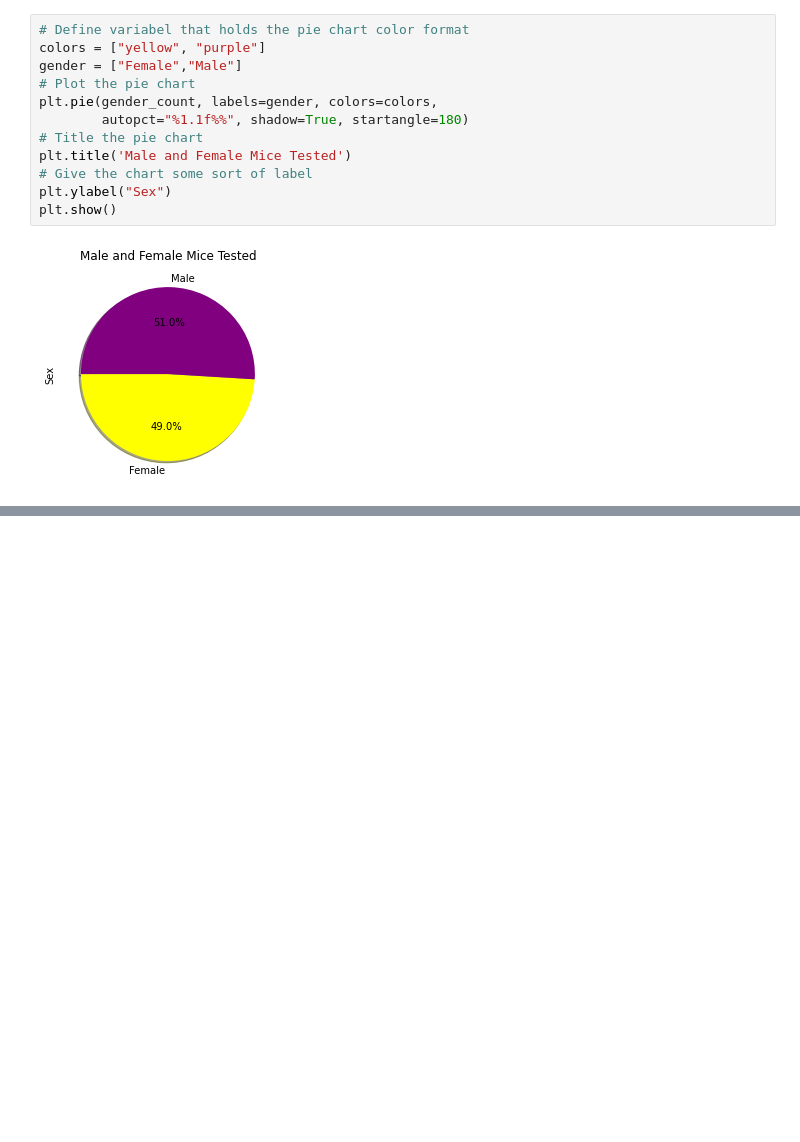
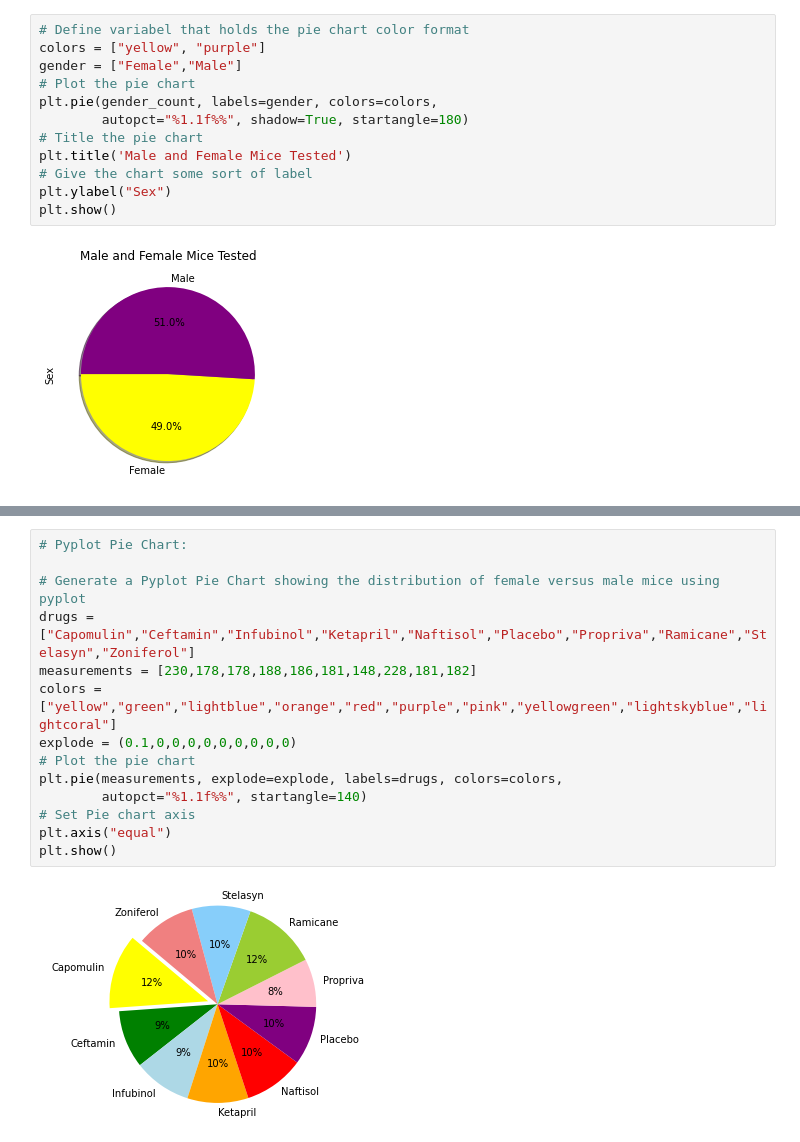
Before and after one commit to mathewqpmiller/Matplotlib-Pymaceuticals_Analysis, a Jupyter notebook: Matplotlib_Pharmaceuticals_Analysis.ipynb, the cells around one changed output, grey strips where cells are left out. Saved outputs shown, nothing was run; the diff lists cells and outputs as text; blank space fills up the shorter version.

```diff
--- a/Matplotlib_Pharmaceuticals_Analysis.ipynb
+++ b/Matplotlib_Pharmaceuticals_Analysis.ipynb
@@ -571,3 +571,19 @@ display(HTML(f"<div style='text-align: center;'><img src='images/PandasPieChart.
 plt.close()
 # %% [output]
 [interactive output not drawn]
+# %%
+# Pyplot Pie Chart:
+
+# Generate a Pyplot Pie Chart showing the distribution of female versus male mice using pyplot
+drugs = ["Capomulin","Ceftamin","Infubinol","Ketapril","Naftisol","Placebo","Propriva","Ramicane","Stelasyn","Zoniferol"]
+measurements = [230,178,178,188,186,181,148,228,181,182]
+colors = ["yellow","green","lightblue","orange","red","purple","pink","yellowgreen","lightskyblue","lightcoral"]
+explode = (0.1,0,0,0,0,0,0,0,0,0)
+# Plot the pie chart
+plt.pie(measurements, explode=explode, labels=drugs, colors=colors,
+        autopct="%1.1f%%", startangle=140)
+# Set Pie chart axis
+plt.axis("equal")
+plt.show()
+# %% [output]
+[figure, added]
```
Also changed, not shown: 1 other file.
